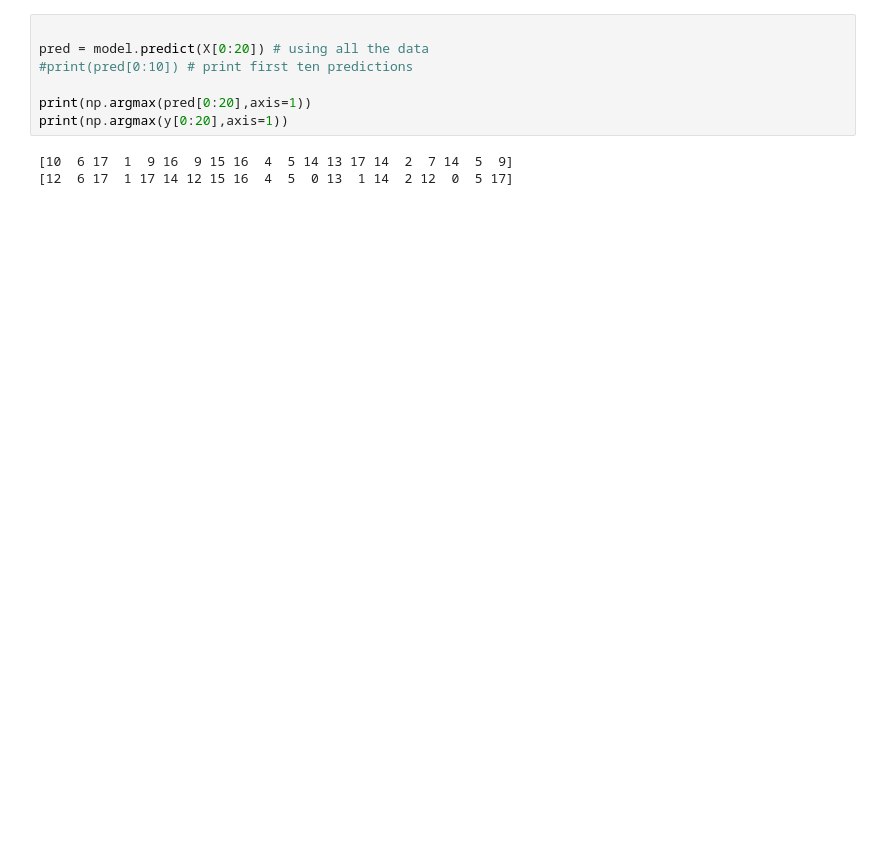
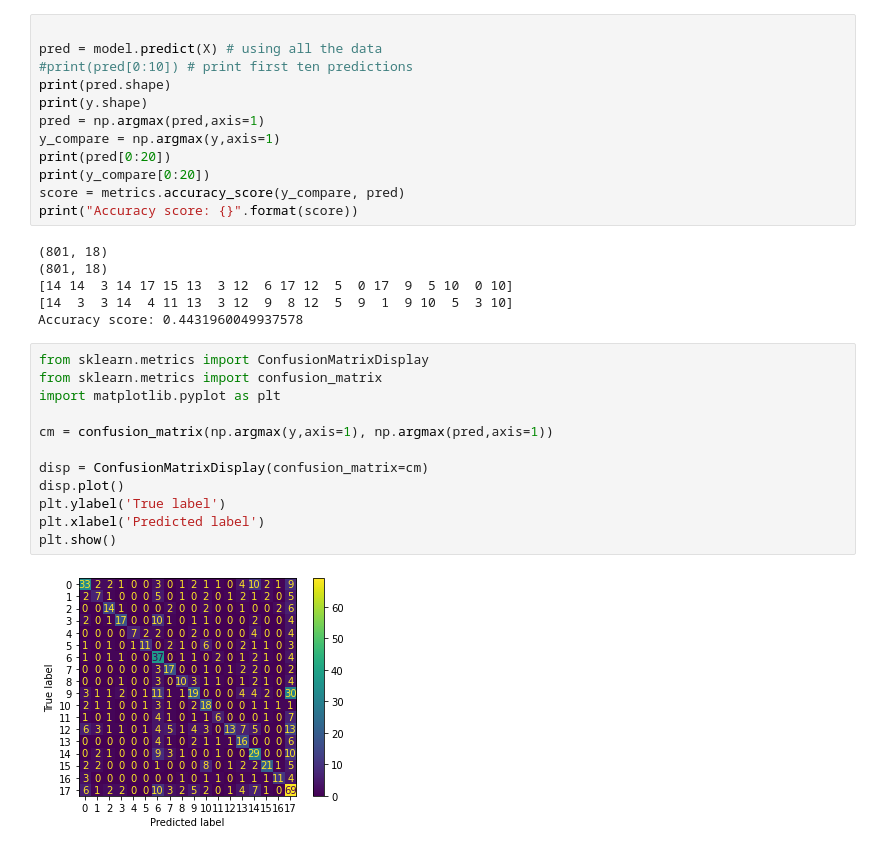
Before and after one commit to GanjiyevR/IN3062-PokemonAI, a Jupyter notebook: doodles.ipynb, the cells around one changed output. Drawn from its saved outputs; the diff is of its cells as text; blank space fills up the shorter version.

Commit message:
added confusion matrix

```diff
--- a/doodles.ipynb
+++ b/doodles.ipynb
@@ -135,10 +135,32 @@ Accuracy score: 0.3082706766917293
 # %%
 
-pred = model.predict(X[0:20]) # using all the data
+pred = model.predict(X) # using all the data
 #print(pred[0:10]) # print first ten predictions
-
-print(np.argmax(pred[0:20],axis=1))
-print(np.argmax(y[0:20],axis=1))
+print(pred.shape)
+print(y.shape)
+pred = np.argmax(pred,axis=1)
+y_compare = np.argmax(y,axis=1)
+print(pred[0:20])
+print(y_compare[0:20])
+score = metrics.accuracy_score(y_compare, pred)
+print("Accuracy score: {}".format(score))
 # %% [output]
-[10  6 17  1  9 16  9 15 16  4  5 14 13 17 14  2  7 14  5  9]
-[12  6 17  1 17 14 12 15 16  4  5  0 13  1 14  2 12  0  5 17]
+(801, 18)
+(801, 18)
+[14 14  3 14 17 15 13  3 12  6 17 12  5  0 17  9  5 10  0 10]
+[14  3  3 14  4 11 13  3 12  9  8 12  5  9  1  9 10  5  3 10]
+Accuracy score: 0.4431960049937578
+# %%
+from sklearn.metrics import ConfusionMatrixDisplay
+from sklearn.metrics import confusion_matrix
+import matplotlib.pyplot as plt
+
+cm = confusion_matrix(np.argmax(y,axis=1), np.argmax(pred,axis=1))
+
+disp = ConfusionMatrixDisplay(confusion_matrix=cm)
+disp.plot()
+plt.ylabel('True label')
+plt.xlabel('Predicted label')
+plt.show()
+# %% [output]
+[figure, added]
```
Also changed, not shown: parts of 5 cells of this notebook.
